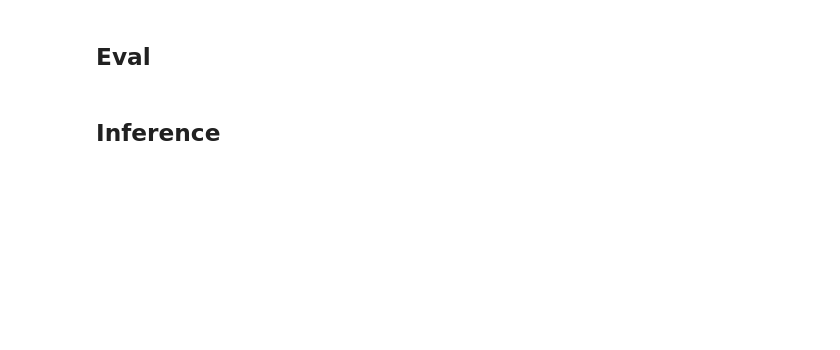
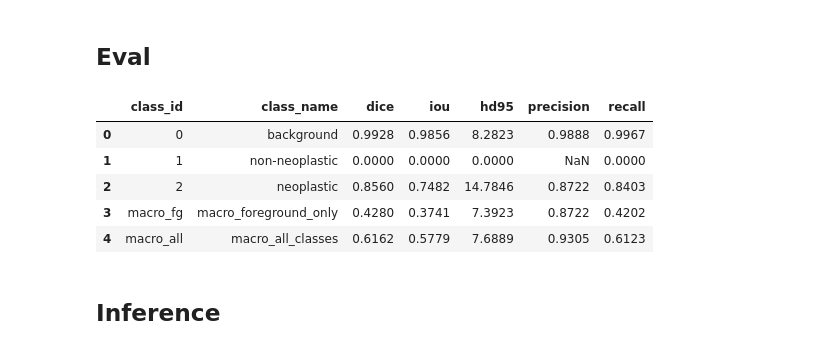
Before and after one commit to Avcuongy/poply-image-segmentation, a Jupyter notebook: notebooks/unet_core.ipynb, the cells around one changed output. Drawn from its saved outputs; the diff is of its cells as text; code cells hidden in the pictures; blank space fills up the shorter version.

Commit message:
sample done

```diff
--- a/notebooks/unet_core.ipynb
+++ b/notebooks/unet_core.ipynb
@@ -2094,0 +2204,3 @@ Model dir: /content/drive/MyDrive/colab/models
+# %%
+DATASET_DIR = Path(os.path.join(path, "data"))
+print(DATASET_DIR)
@@ -2095,3 +2222,8 @@ Model dir: /content/drive/MyDrive/colab/models
+# %%
+SPLIT_DIR = DATASET_DIR / "sample"
+TRAIN_CSV_PATH = SPLIT_DIR / "train.csv"
+VALID_CSV_PATH = SPLIT_DIR / "valid.csv"
+TEST_CSV_PATH = SPLIT_DIR / "test.csv"
 # %%
 train_df = pd.read_csv(TRAIN_CSV_PATH)
 valid_df = pd.read_csv(VALID_CSV_PATH)
@@ -2135,8 +2268,8 @@ eval_transform = build_eval_transform(
 
 train_dataset = PolypSegmentationDataset(
     dataframe=train_df,
-    image_dir=DATA_DIR,
-    mask_dir=DATA_DIR,
+    image_dir=DATASET_DIR,
+    mask_dir=DATASET_DIR,
     transform=train_transform,
     image_col=CONFIG["image_col"],
     mask_col=CONFIG["mask_col"],
@@ -2145,8 +2278,8 @@ train_dataset = PolypSegmentationDataset(
 
 valid_dataset = PolypSegmentationDataset(
     dataframe=valid_df,
-    image_dir=DATA_DIR,
-    mask_dir=DATA_DIR,
+    image_dir=DATASET_DIR,
+    mask_dir=DATASET_DIR,
     transform=eval_transform,
     image_col=CONFIG["image_col"],
     mask_col=CONFIG["mask_col"],
@@ -2155,8 +2288,8 @@ valid_dataset = PolypSegmentationDataset(
 
 test_dataset = PolypSegmentationDataset(
     dataframe=test_df,
-    image_dir=DATA_DIR,
-    mask_dir=DATA_DIR,
+    image_dir=DATASET_DIR,
+    mask_dir=DATASET_DIR,
     transform=eval_transform,
     image_col=CONFIG["image_col"],
     mask_col=CONFIG["mask_col"],
@@ -2365,9 +2485,7 @@ Epoch 20/20 | train_loss=0.045213 | val_loss=0.065632 | train_dice=0.6489 | val_
 # %% [markdown]
 ## Load model
 # %%
-BEST_MODEL_PATH = (
-    "/content/drive/MyDrive/colab/checkpoints/UNet_epoch_12_260819_045803.pth"
-)
+BEST_MODEL_PATH = "/content/drive/MyDrive/colab/models/best_UNet_10.pth"
 # %%
 model = UNet(
     backbone=CONFIG["backbone"],
@@ -2395,13 +2515,20 @@ plot_history(history_to_plot)
 # %%
 evaluation_df = evaluate_model(
     model=model,
     loader=test_loader,
     device=device,
     num_classes=CONFIG["num_classes"],
     class_names=CLASS_NAMES,
 )
 
-display(evaluation_df.round(4))
+evaluation_df.round(4)
+# %% [output]
+|  | class_id | class_name | dice | iou | hd95 | precision | recall |
+| 0 | 0 | background | 0.9928 | 0.9856 | 8.2823 | 0.9888 | 0.9967 |
+| 1 | 1 | non-neoplastic | 0.0000 | 0.0000 | 0.0000 | NaN | 0.0000 |
+| 2 | 2 | neoplastic | 0.8560 | 0.7482 | 14.7846 | 0.8722 | 0.8403 |
+| 3 | macro_fg | macro_foreground_only | 0.4280 | 0.3741 | 7.3923 | 0.8722 | 0.4202 |
+| 4 | macro_all | macro_all_classes | 0.6162 | 0.5779 | 7.6889 | 0.9305 | 0.6123 |
 # %% [markdown]
 ## Inference
 # %%
```
Also changed, not shown: parts of 26 cells of this notebook, 1 other file.
